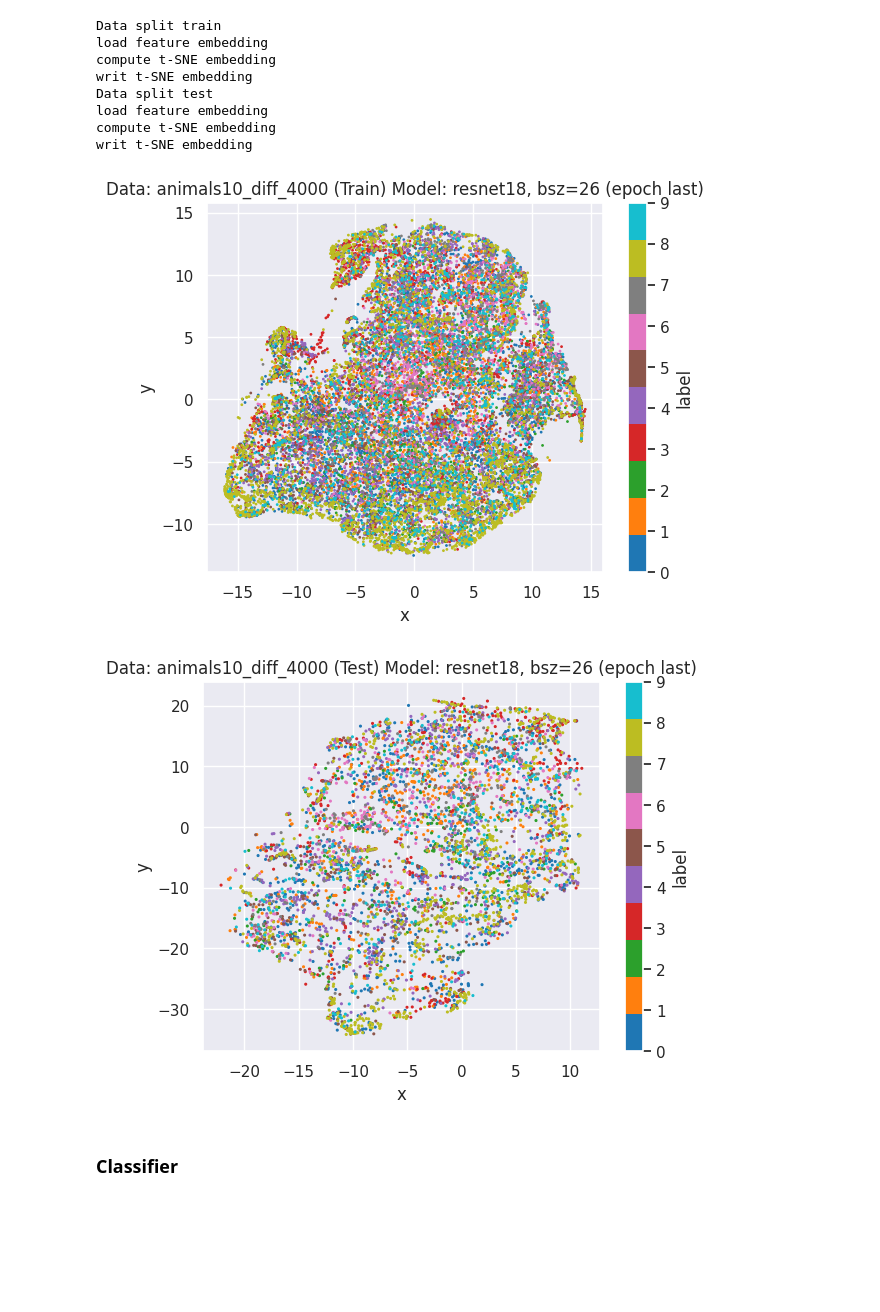
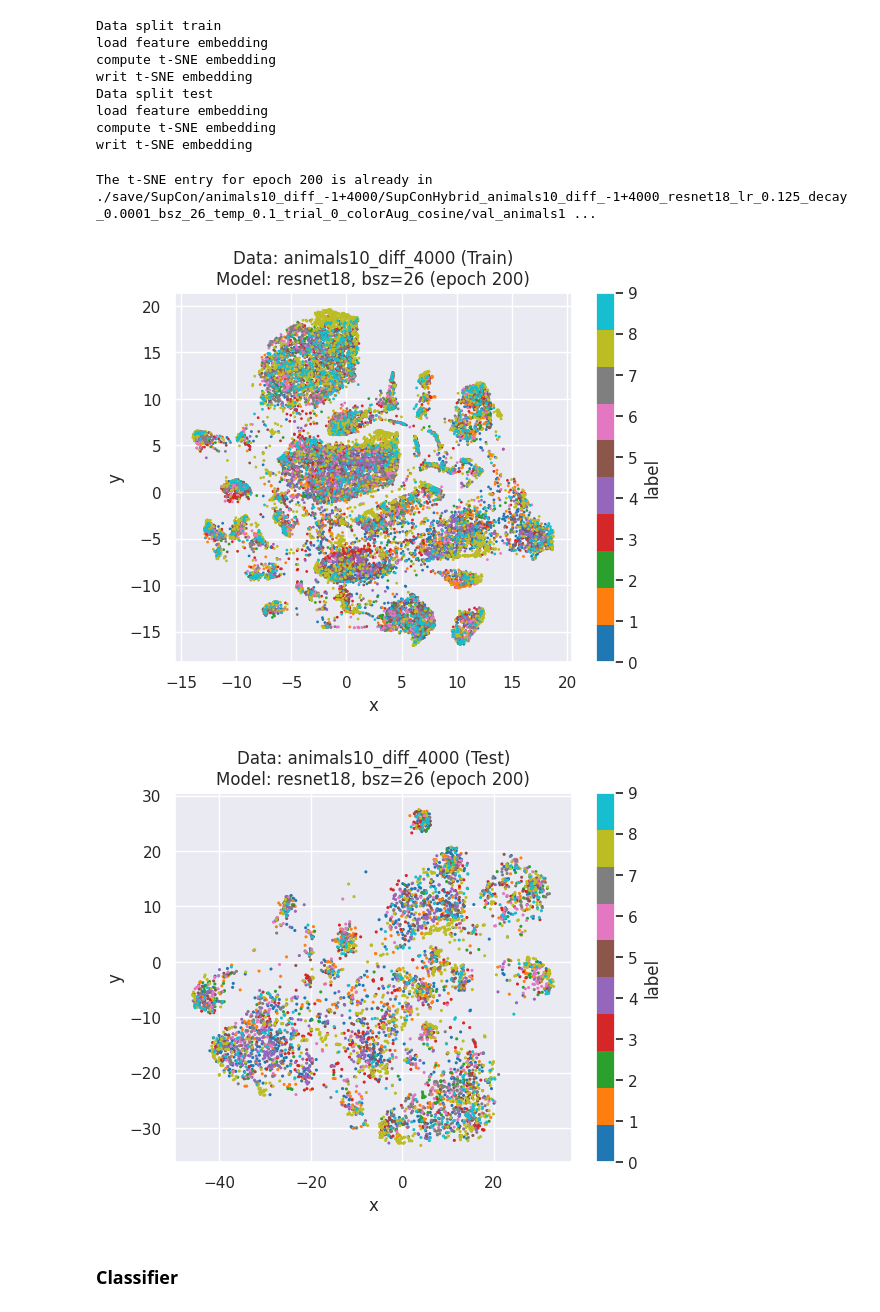
Before and after one commit to Thomas-Gottwald/SupContrastShape, a Jupyter notebook: validation.ipynb, the cells around one changed output. Drawn from its saved outputs; the diff is of its cells as text; code cells hidden in the pictures; blank space fills up the shorter version.

```diff
--- a/validation.ipynb
+++ b/validation.ipynb
@@ -18,7 +18,5 @@ from sklearn.metrics import confusion_matrix, ConfusionMatrixDisplay
 from networks.resnet_big import SupCEResNet, SupConResNet, LinearClassifier, model_dict
 from util_logging import add_tsne_to_run_md, add_confusion_matrix_to_run_md, create_val_md
 from util_pre_com_feat import featureEmbeddingDataset
-
-seaborn.set_theme(style="darkgrid")
 # %% [markdown]
 ### Parameters
@@ -241,7 +108,9 @@ def get_path_comb_md(root_model, dataset_1, dataset_2):
 cuda_device = 0
 tsenecuda_venv = "/home/tgottwald/tsnecuda_venv/"
 
-root_model = "./save/SupCon/animals10_diff_-1+4000/SupConHybrid_animals10_diff_-1+4000_resnet18_lr_0.125_decay_0.0001_bsz_26_temp_0.1_trial_0_noAug_cosine/models/last.pth"
+# root_model = "./save/SupCon/animals10_diff_-1+4000/SupConHybrid_animals10_diff_-1+4000_resnet18_lr_0.125_decay_0.0001_bsz_26_temp_0.1_trial_0_noAug_cosine/models/last.pth"
+root_model = "./save/SupCon/animals10_diff_-1+4000/SupConHybrid_animals10_diff_-1+4000_resnet18_lr_0.125_decay_0.0001_bsz_26_temp_0.1_trial_0_colorAug_cosine/models/ckpt_epoch_200.pth"
+# root_model = "./save/SupCon/animals10_diff_-1+4000/SupCon_animals10_diff_-1+4000_resnet18_lr_0.125_decay_0.0001_bsz_26_temp_0.1_trial_0_noAug_cosine/models/ckpt_epoch_200.pth"
 
 dataset_val = "animals10_diff_4000"
 
@@ -393,38 +262,40 @@ writ t-SNE embedding
 # %%
 seaborn.set_theme(style="darkgrid")
 
 save_plot = True
 
 with open(os.path.join(path_embeddings, "embedding_tSNE_train"), 'rb') as f:
     entry = pickle.load(f, encoding='latin1')
     embedding_tSNE_train = entry['data']
     labels_train = entry['labels']
 df_train = pd.DataFrame.from_dict({'x': embedding_tSNE_train[:,0], 'y': embedding_tSNE_train[:,1], 'label': labels_train})
 
 with open(os.path.join(path_embeddings, "embedding_tSNE_test"), 'rb') as f:
     entry = pickle.load(f, encoding='latin1')
     embedding_tSNE_test = entry['data']
     labels_test = entry['labels']
 df_test = pd.DataFrame.from_dict({'x': embedding_tSNE_test[:,0], 'y': embedding_tSNE_test[:,1], 'label': labels_test})
 
 if save_plot:
     df_train.plot.scatter(x='x', y='y', c='label', colormap='tab10', s=1,
-                          title=f"Data: {dataset_val} (Train) Model: {params['model_name']}, bsz={params['bsz']} (epoch {epoch})"
+                          title=f"Data: {dataset_val} (Train)\nModel: {params['model_name']}, bsz={params['bsz']} (epoch {epoch})"
                           ).get_figure().savefig(os.path.join(path_embeddings, f"tSNE_epoch_{epoch}_train.png"))
     df_test.plot.scatter(x='x', y='y', c='label', colormap='tab10', s=1.5,
-                         title=f"Data: {dataset_val} (Test) Model: {params['model_name']}, bsz={params['bsz']} (epoch {epoch})"
+                         title=f"Data: {dataset_val} (Test)\nModel: {params['model_name']}, bsz={params['bsz']} (epoch {epoch})"
                          ).get_figure().savefig(os.path.join(path_embeddings, f"tSNE_epoch_{epoch}_test.png"))
 
     add_tsne_to_run_md(path=path_run_md, epoch=epoch, dataset_val=(None if params['dataset']==dataset_val else dataset_val))
 else:
     fig, axs = plt.subplots(nrows=2, figsize=(7, 10))
+    fig.tight_layout(h_pad=4)
     df_train.plot.scatter(x='x', y='y', c='label', colormap='tab10', s=1, ax=axs[0],
-                        title=f"Data: {dataset_val} (Train) Model: {params['model_name']}, bsz={params['bsz']} (epoch {epoch})")
+                        title=f"Data: {dataset_val} (Train)\nModel: {params['model_name']}, bsz={params['bsz']} (epoch {epoch})")
     df_test.plot.scatter(x='x', y='y', c='label', colormap='tab10', s=1.5, ax=axs[1],
-                        title=f"Data: {dataset_val} (Test) Model: {params['model_name']}, bsz={params['bsz']} (epoch {epoch})")
+                        title=f"Data: {dataset_val} (Test)\nModel: {params['model_name']}, bsz={params['bsz']} (epoch {epoch})")
 # %% [output]
+The t-SNE entry for epoch 200 is already in ./save/SupCon/animals10_diff_-1+4000/SupConHybrid_animals10_diff_-1+4000_resnet18_lr_0.125_decay_0.0001_bsz_26_temp_0.1_trial_0_colorAug_cosine/val_animals1 ...
-[figure, old version]
+[figure, new version]
-[figure, old version]
+[figure, new version]
 # %% [markdown]
 ### Classifier
 # %%
```
Also changed, not shown: parts of 6 cells of this notebook, 3 other files.
